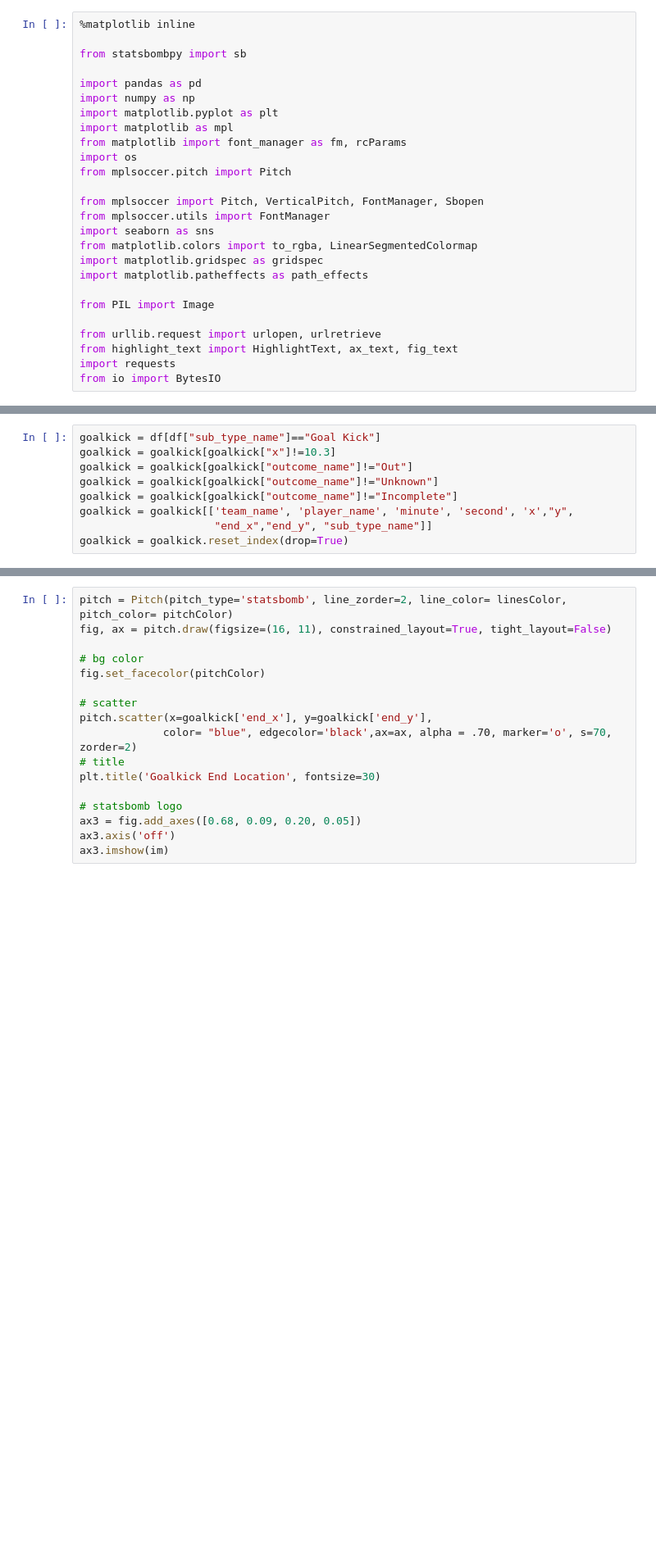
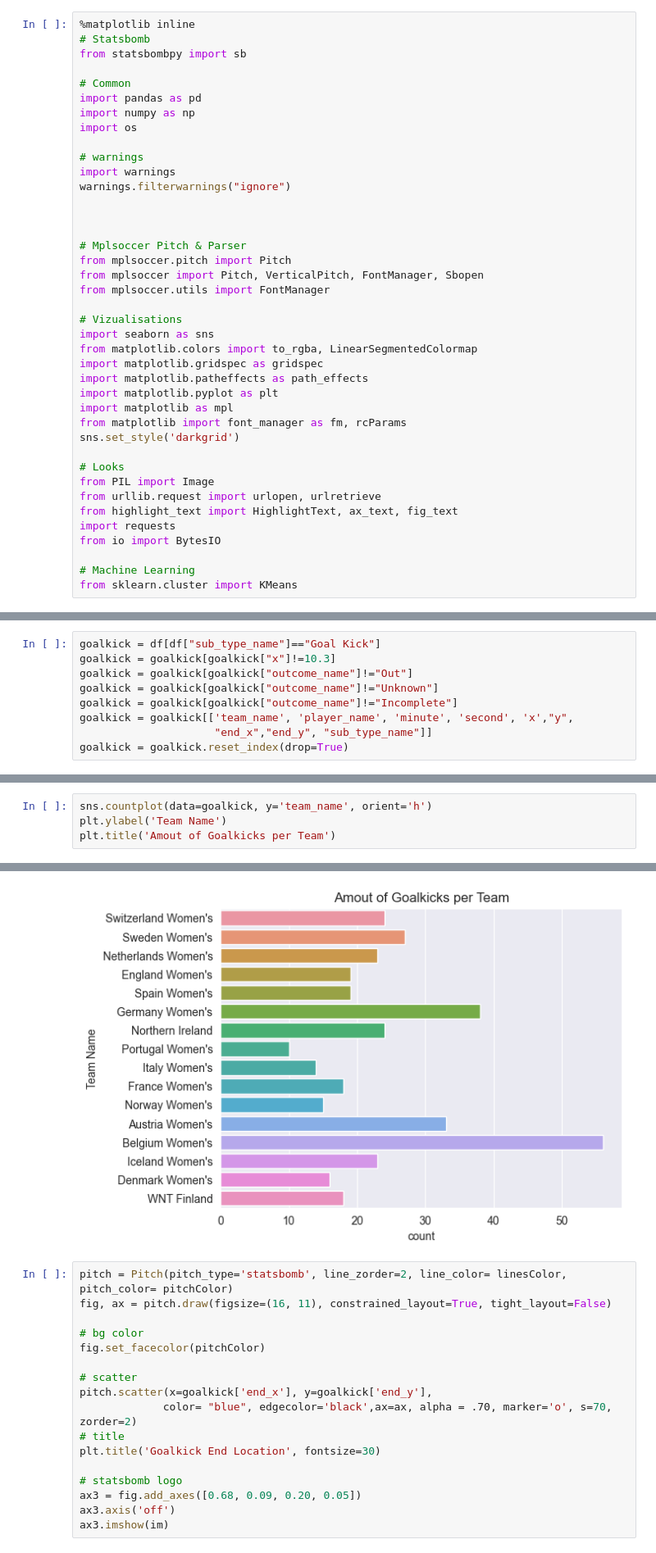
Before and after one commit to AugustSteff/Data-Analysis-in-football, a Jupyter notebook: Womens_euro_2022_analysis/Goalkick_analysis/Goalkick_Analysis.ipynb, the cells around one changed output, grey strips where cells are left out. Shown at 82% size. Cells and saved outputs as stored; diff of their text form; blank space fills up the shorter version.

```diff
--- a/Womens_euro_2022_analysis/Goalkick_analysis/Goalkick_Analysis.ipynb
+++ b/Womens_euro_2022_analysis/Goalkick_analysis/Goalkick_Analysis.ipynb
@@ -1,29 +1,43 @@
 # %%
 %matplotlib inline
-
+# Statsbomb
 from statsbombpy import sb
 
+# Common
 import pandas as pd
 import numpy as np
-import matplotlib.pyplot as plt
-import matplotlib as mpl
-from matplotlib import font_manager as fm, rcParams
 import os
+
+# warnings
+import warnings
+warnings.filterwarnings("ignore")
+
+
+
+# Mplsoccer Pitch & Parser
 from mplsoccer.pitch import Pitch
-
 from mplsoccer import Pitch, VerticalPitch, FontManager, Sbopen
 from mplsoccer.utils import FontManager
+
+# Vizualisations
 import seaborn as sns
 from matplotlib.colors import to_rgba, LinearSegmentedColormap
 import matplotlib.gridspec as gridspec
 import matplotlib.patheffects as path_effects
+import matplotlib.pyplot as plt
+import matplotlib as mpl
+from matplotlib import font_manager as fm, rcParams
+sns.set_style('darkgrid')
 
+# Looks
 from PIL import Image
-
 from urllib.request import urlopen, urlretrieve
 from highlight_text import HighlightText, ax_text, fig_text
 import requests
 from io import BytesIO
+
+# Machine Learning
+from sklearn.cluster import KMeans
 # %%
 im = Image.open(r"C:\Users\Gusse\OneDrive\Dokumenter\Python\Football\Womens Euro 2022\sb_text_logo.png")
 # %%
@@ -55,0 +102,5 @@ goalkick = goalkick.reset_index(drop=True)
+# %%
+sns.countplot(data=goalkick, y='team_name', orient='h')
+plt.ylabel('Team Name')
+plt.title('Amout of Goalkicks per Team')
+# %% [output]
@@ -56,3 +108,4 @@ goalkick = goalkick.reset_index(drop=True)
+[figure, added]
 # %%
 pitch = Pitch(pitch_type='statsbomb', line_zorder=2, line_color= linesColor, pitch_color= pitchColor)
 fig, ax = pitch.draw(figsize=(16, 11), constrained_layout=True, tight_layout=False)
```
Also changed, not shown: parts of 9 cells of this notebook.
